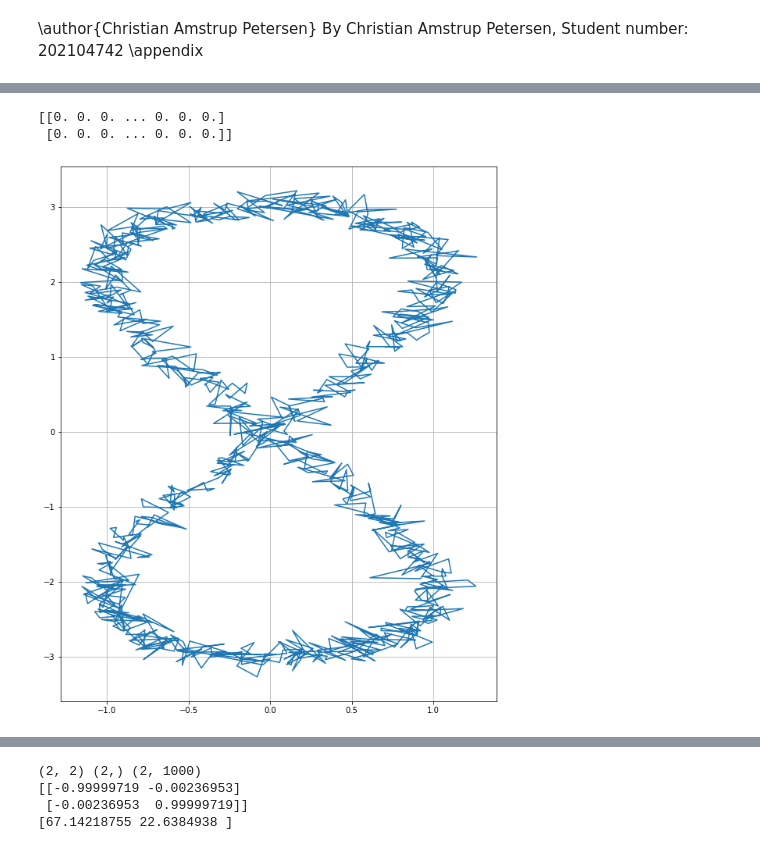
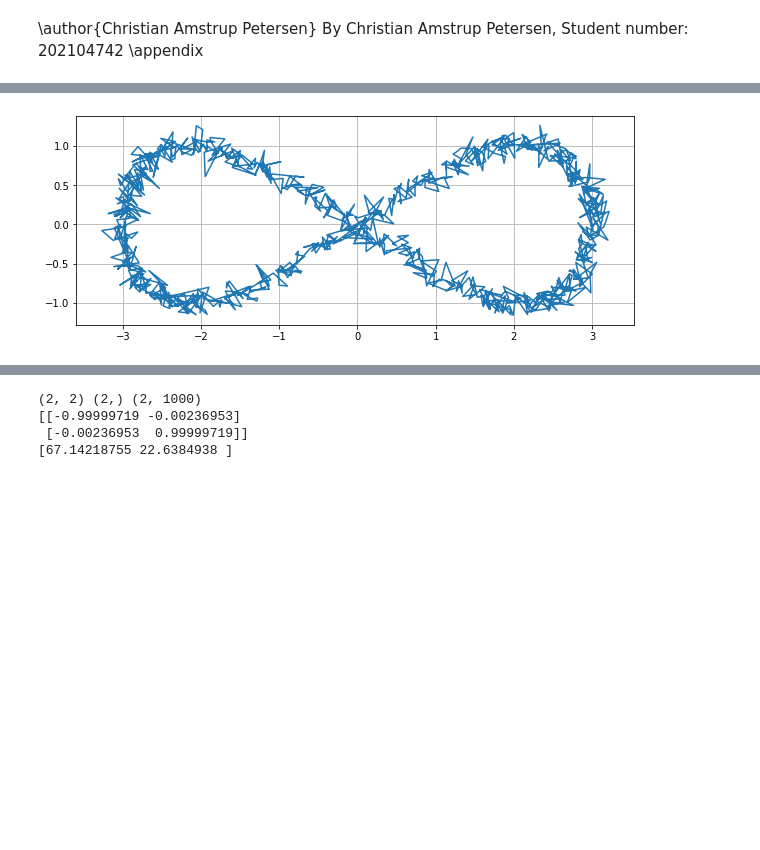
Before and after one commit to Amstrups/NLA-Folder, a Jupyter notebook: NLA-Handins/Handin5.ipynb, the cells around one changed output, grey strips where cells are left out. Drawn from its saved outputs; the diff is of its cells as text; code cells hidden in the pictures; blank space fills up the shorter version.

```diff
--- a/NLA-Handins/Handin5.ipynb
+++ b/NLA-Handins/Handin5.ipynb
@@ -17,6 +17,7 @@ gridHeight = gridWidth*1.26
 # Plots the given x- and y-coordinates
 def plot(x,y):
     fig, ax = plt.subplots(figsize=(gridWidth,gridHeight))
+    ax.set_aspect('equal')
     plt.grid()
     ax.plot(x,y)
 
@@ -73,25 +76,21 @@ Theta:  [1.76438853]
 # %%
 # Assignemnt C
 
 n0 = 1000
 
 ar = np.zeros((2, n0))
-
-print(ar)
 
 distortion = rng.normal(0.0, 0.1, (2, n)).T
 
 
 t1 = np.linspace(0, 2*np.pi, n0)
 y1 = y_vec(t1)
 x1 = x_vec(t1)
 
 xy1 = np.array((x1, y1)).T + distortion
 distA = xy1.T
-plot(xy1T[1], xy1T[0])
+plot(xy1T[0], xy1T[1])
 # %% [output]
-[[0. 0. 0. ... 0. 0. 0.]
- [0. 0. 0. ... 0. 0. 0.]]
-[figure, old version]
+[figure, new version]
 # %%
 B = distA - np.mean(distA)
```
Also changed, not shown: parts of 3 cells of this notebook.
